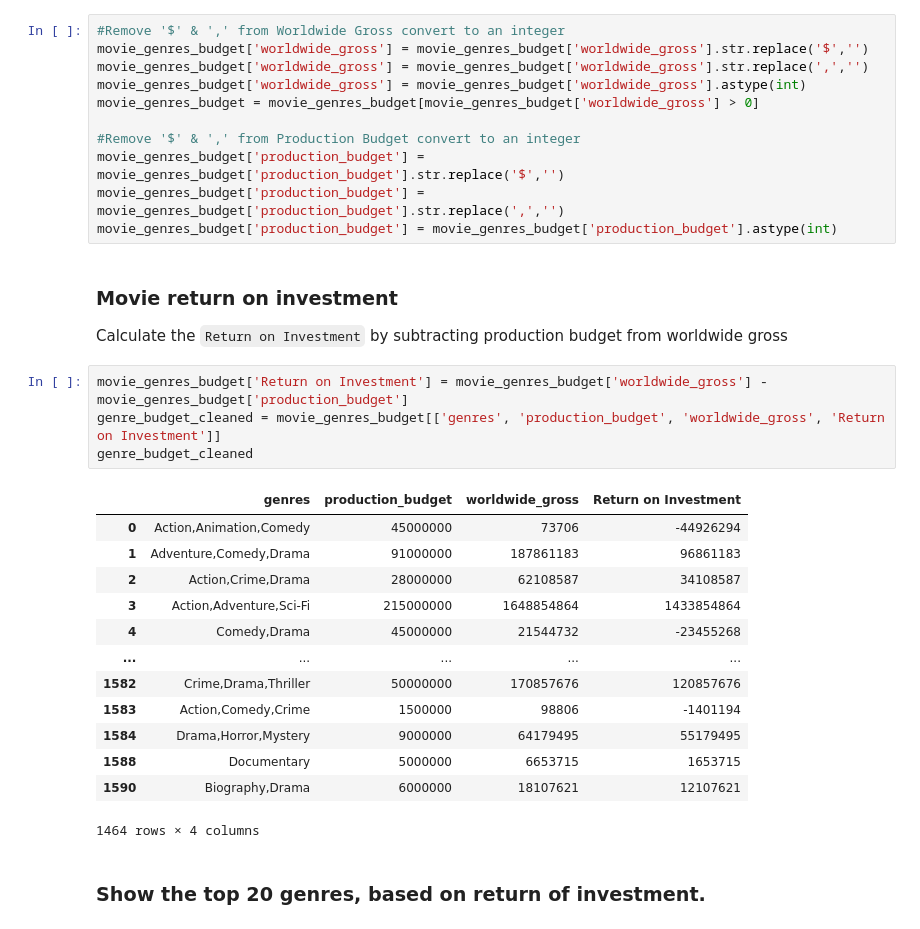
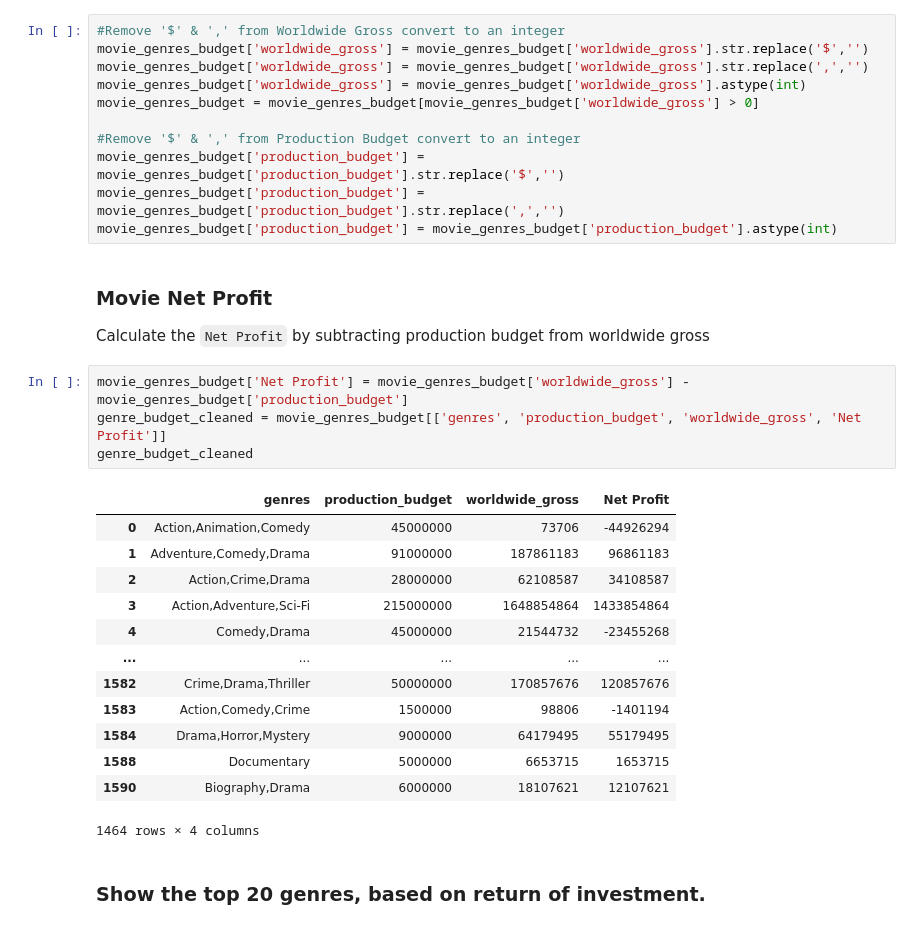
Before and after one commit to rustyb08/phase_1_project, a Jupyter notebook: Microsoft Original Content.ipynb, the cells around one changed output. Saved outputs shown, nothing was run; the diff lists cells and outputs as text.

```diff
--- a/Microsoft Original Content.ipynb
+++ b/Microsoft Original Content.ipynb
@@ -131,15 +155,15 @@ movie_genres_budget['production_budget'] = movie_genres_budget['production_budge
 movie_genres_budget['production_budget'] = movie_genres_budget['production_budget'].str.replace(',','')
 movie_genres_budget['production_budget'] = movie_genres_budget['production_budget'].astype(int)
 # %% [markdown]
-### Movie return on investment
+### Movie Net Profit
 
-Calculate the `Return on Investment` by subtracting production budget from worldwide gross
+Calculate the `Net Profit` by subtracting production budget from worldwide gross
 # %%
-movie_genres_budget['Return on Investment'] = movie_genres_budget['worldwide_gross'] - movie_genres_budget['production_budget']
-genre_budget_cleaned = movie_genres_budget[['genres', 'production_budget', 'worldwide_gross', 'Return on Investment']]
+movie_genres_budget['Net Profit'] = movie_genres_budget['worldwide_gross'] - movie_genres_budget['production_budget']
+genre_budget_cleaned = movie_genres_budget[['genres', 'production_budget', 'worldwide_gross', 'Net Profit']]
 genre_budget_cleaned
 # %% [output]
-|  | genres | production_budget | worldwide_gross | Return on Investment |
+|  | genres | production_budget | worldwide_gross | Net Profit |
 | 0 | Action,Animation,Comedy | 45000000 | 73706 | -44926294 |
 | 1 | Adventure,Comedy,Drama | 91000000 | 187861183 | 96861183 |
 | 2 | Action,Crime,Drama | 28000000 | 62108587 | 34108587 |
```
Also changed, not shown: parts of 11 cells of this notebook, 1 other file.
